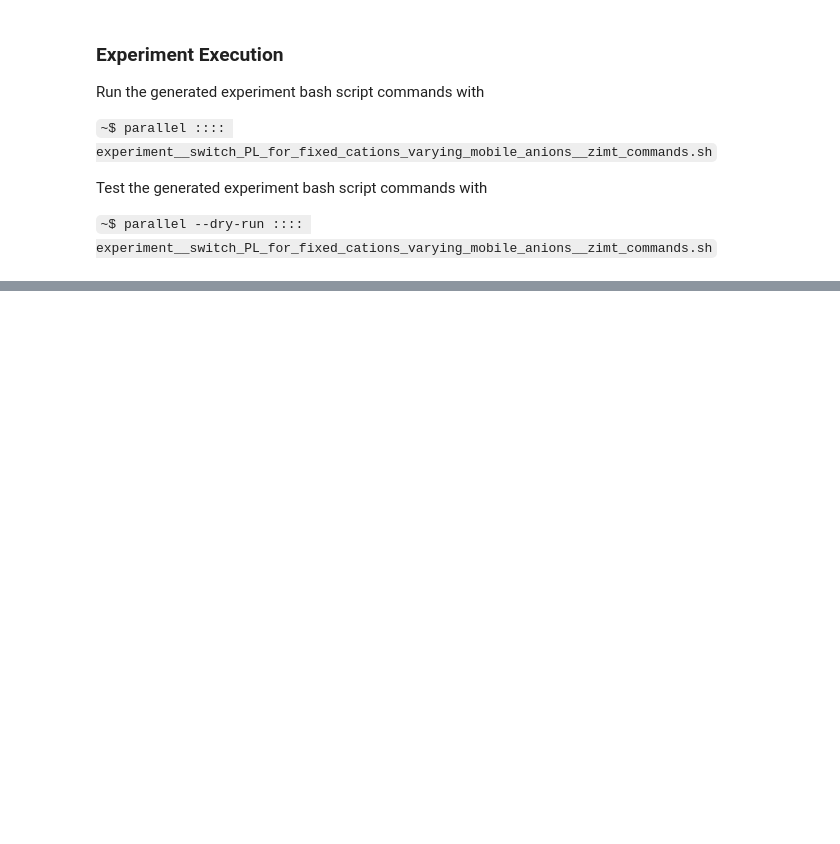
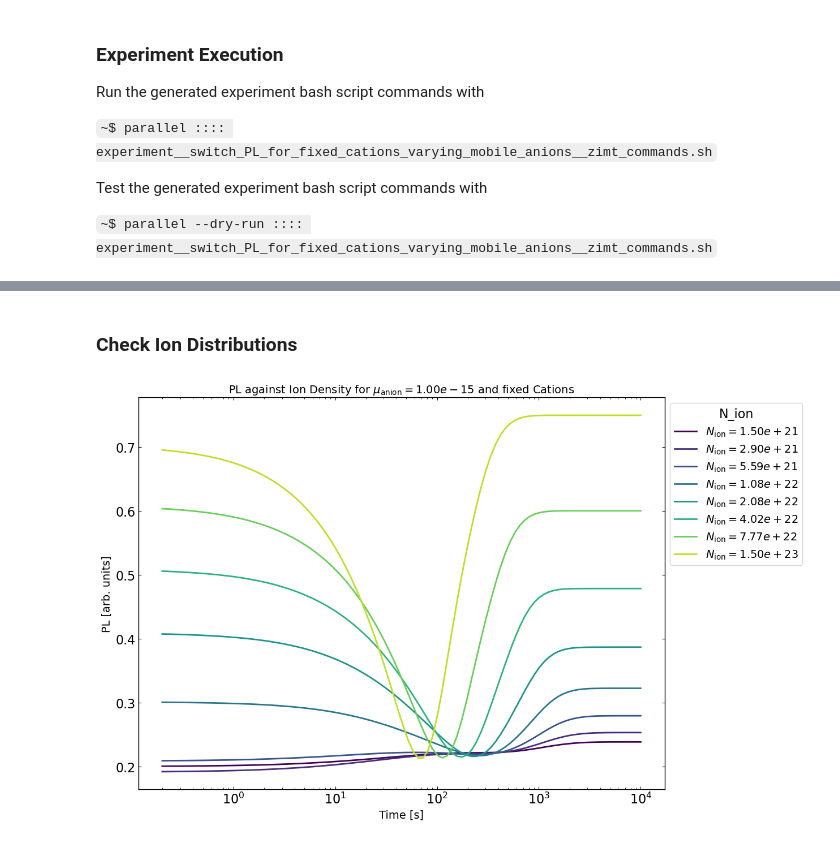
Before and after one commit to joshedmundson/pySIMsalabim, a Jupyter notebook: Notebooks/New PL Project/analysis__switch_PL_for_fixed_cations_varying_mobile_anions.ipynb, the cells around one changed output, grey strips where cells are left out. Drawn from its saved outputs; the diff is of its cells as text; code cells hidden in the pictures; blank space fills up the shorter version.

Commit message:
analysis: analyse the effects of locking a distribution as uniform on output PL

```diff
--- a/Notebooks/New PL Project/analysis__switch_PL_for_fixed_cations_varying_mobile_anions.ipynb
+++ b/Notebooks/New PL Project/analysis__switch_PL_for_fixed_cations_varying_mobile_anions.ipynb
@@ -42,7 +42,7 @@ anion_mobiliy_values = [1E-14, 5E-14, 1E-15]
 ion_densitiy_values = np.geomspace(1.5E21, 1.5E23, 8)
 
 # Here, I want density variations to be independent, and so use the Cartesian product of ion_density_values
-parameter_combinations = np.array(list(it.product(ion_densitiy_values, ion_densitiy_values, anion_mobilities)))
+parameter_combinations = np.array(list(it.product(ion_densitiy_values, ion_densitiy_values, anion_mobiliy_values)))
 fixed_cation_densities = parameter_combinations[:, 0]
 mobile_anion_densities = parameter_combinations[:, 1]
 anion_mobilities = parameter_combinations[:, 2]
@@ -135,0 +139,5 @@ Test the generated experiment bash script commands with
+# %%
+# After moving the result run to a directory for safe storage, read in the save path and run parameters
+experiment_data_save_directory = f"data_{experiment_id}"
+experiment_data_save_path = os.path.join(session_path, experiment_data_save_directory)
+experiment_parameter_dataframe = pd.read_csv(parameter_file_path, sep=r'\s+')
@@ -135,0 +230,4 @@ Test the generated experiment bash script commands with
+# %%
+zimt_xarray_runs, zimt_run_steady_state_Voc_dataset = zimt_data_to_dataset(experiment_data_save_path)
+zimt_transient_dataset = xr.combine_by_coords(zimt_xarray_runs)
+zimt_Voc_dataset = xr.combine_by_coords(zimt_run_steady_state_Voc_dataset)
@@ -135,0 +254,39 @@ Test the generated experiment bash script commands with
+# %% [markdown]
+### Check Ion Distributions
+# %%
+from cycler import cycler
+import matplotlib
+import matplotlib.pyplot as plt
+
+# Prep dataset for plotting
+fixed_ion_mobility = 1E-15
+fixed_mobility_data = zimt_transient_dataset.rename({'JdirL2': 'PL'}).PL.where(zimt_transient_dataset.time >= 0.2, drop=True)
+fixed_mobility_data = fixed_mobility_data.where(fixed_mobility_data.l2_N_D == fixed_mobility_data.l2_N_anion, drop=True).sel(l2_mu_anion=fixed_ion_mobility)
+
+fig = plt.figure(figsize=(12,9))
+ax = fig.add_subplot()
+
+# Define graph colours and a colour cycler
+color_map = matplotlib.colormaps.get_cmap('viridis')
+colors = color_map(np.linspace(0, 0.9, len(fixed_mobility_data.l2_N_D)))
+
+# Set a cycler to change the color of each subsequent line according to viridis
+custom_cycler = cycler(color=colors)
+ax.set_prop_cycle(custom_cycler)
+
+labels = []
+
+# Plot lines
+for index, density in enumerate(fixed_mobility_data.l2_N_anion.values):
+    fixed_mobility_data.isel(l2_N_anion=index, l2_N_D=index).plot.line(x='time', hue="l2_N_anion", xscale='log', add_legend=False, ax=ax)
+    labels.append(f"$N_\\text{{ion}}={density:.2e}$")
+
+
+ax.legend(labels, title="N_ion", bbox_to_anchor=(1,1))
+ax.set_xlabel("Time [s]")
+ax.set_ylabel("PL [arb. units]")
+ax.set_title(f"PL against Ion Density for $\\mu_\\text{{anion}} = {fixed_mobility_data.l2_mu_anion.item():.2e}$ and fixed Cations")
+plt.savefig("PL response for varying mobile anion and fixed cation density.pdf", format='pdf', bbox_inches='tight')
+plt.show()
+# %% [output]
+[figure, added]
```
Also changed, not shown: parts of 5 cells of this notebook.
